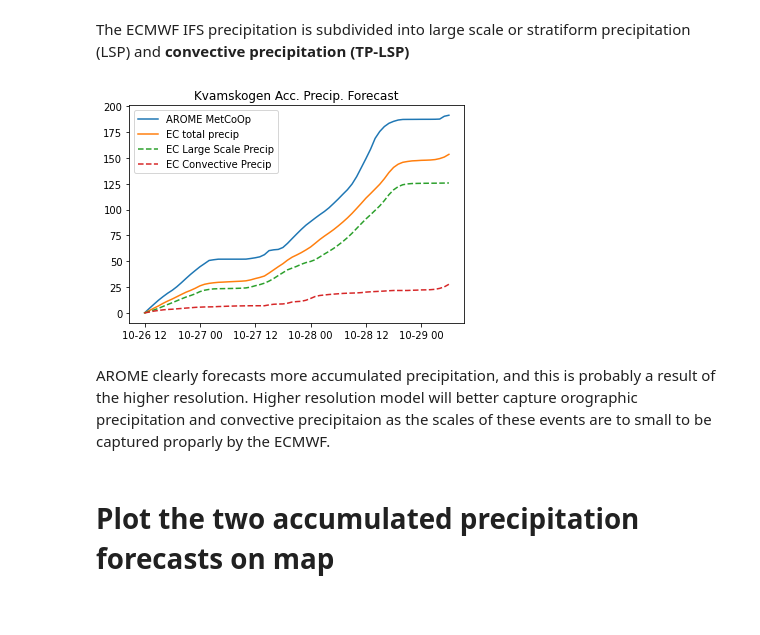
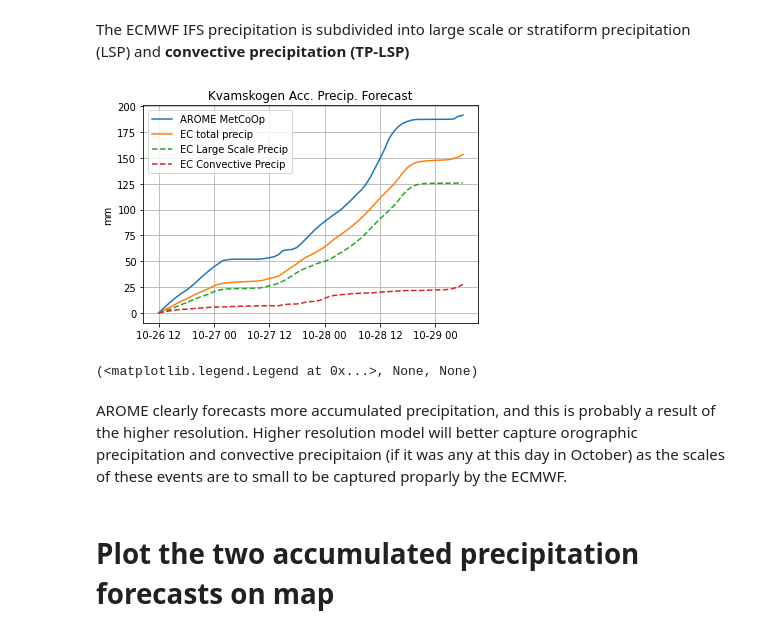
Before and after one commit to eirikngard/GEO4902, a Jupyter notebook: Access_forecast.ipynb, the cells around one changed output. Drawn from its saved outputs; the diff is of its cells as text; code cells hidden in the pictures.

```diff
--- a/Access_forecast.ipynb
+++ b/Access_forecast.ipynb
@@ -213,16 +236,17 @@ pp_acc_point_ecifs = ecifs.sel(lat=lat0,lon=lon0,method='nearest')
 # %%
 plt.plot(arome.time, pp_acc_point_arome, '-',label='AROME MetCoOp')
 plt.plot(ecifs.time, pp_acc_point_ecifs.TP*1000,'-',label='EC total precip')
 plt.plot(ecifs.time, pp_acc_point_ecifs.LSP*1000,'--',label='EC Large Scale Precip')
-plt.plot(ecifs.time, (pp_acc_pint_ecifs.TP-pp_acc_pint_ecifs.LSP)*1000,'--',label='EC Convective Precip')
+plt.plot(ecifs.time, (pp_acc_point_ecifs.TP-pp_acc_point_ecifs.LSP)*1000,'--',label='EC Convective Precip')
 
 plt.title("Kvamskogen Acc. Precip. Forecast")
-plt.legend()
-plt.show()
+plt.ylabel("mm")
+plt.legend(), plt.grid(), plt.show()
 # %% [output]
-[figure, old version]
+[figure, new version]
+(<matplotlib.legend.Legend at 0x...>, None, None)
 # %% [markdown]
-AROME clearly forecasts more accumulated precipitation, and this is probably a result of the higher resolution. Higher resolution model will better capture orographic precipitation and convective precipitaion as the scales of these events are to small to be captured proparly by the ECMWF.
+AROME clearly forecasts more accumulated precipitation, and this is probably a result of the higher resolution. Higher resolution model will better capture orographic precipitation and convective precipitaion (if it was any at this day in October) as the scales of these events are to small to be captured proparly by the ECMWF.
 # %% [markdown]
 # Plot the two accumulated precipitation forecasts on map
 # %%
```
Also changed, not shown: parts of 15 cells of this notebook.
